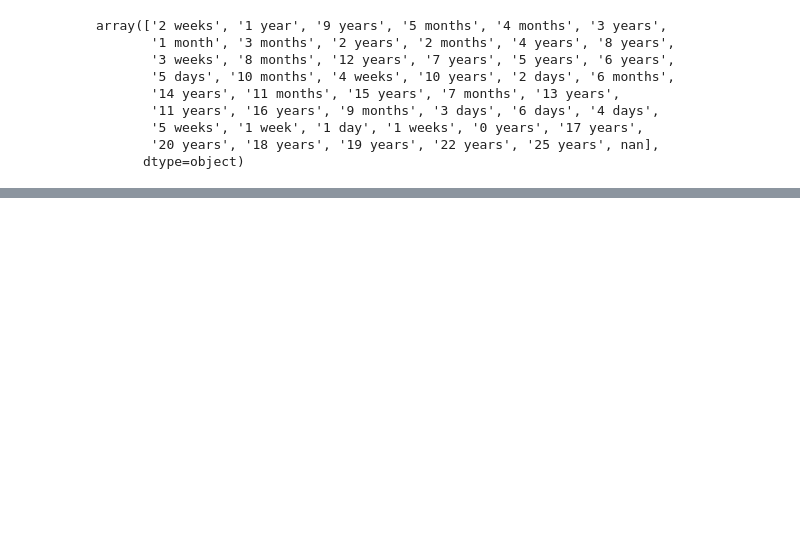
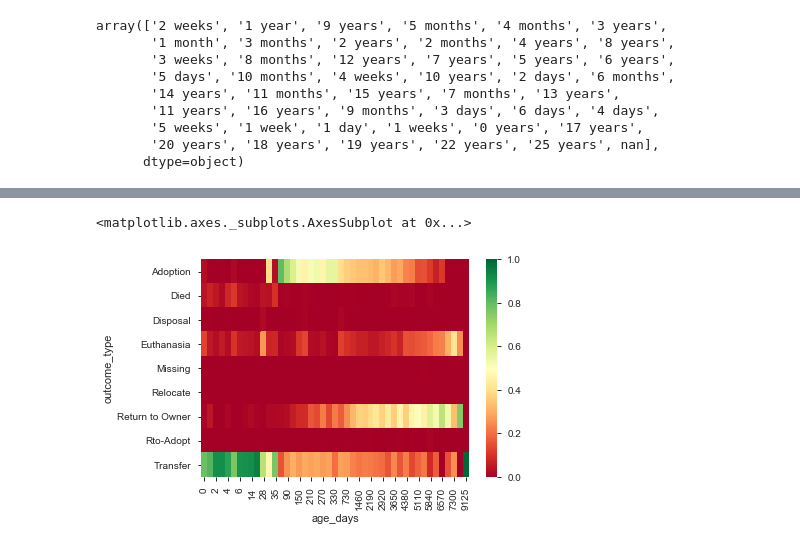
Before and after one commit to tadoran/netology_pyda, a Jupyter notebook: Дз 3.ipynb, the cells around one changed output, grey strips where cells are left out. Drawn from its saved outputs; the diff is of its cells as text; code cells hidden in the pictures; blank space fills up the shorter version.

```diff
--- a/Дз 3.ipynb
+++ b/Дз 3.ipynb
@@ -124,0 +210,7 @@ def age_to_days(age_str):
+# %%
+outcome_by_age = df.pivot_table(columns="outcome_type", index="age_days", values="animal_type",aggfunc="count",fill_value=0)
+outcome_by_age_percent = outcome_by_age.apply(lambda x: x / sum(x), axis=1)
+sns.heatmap(data=outcome_by_age_percent.T, cmap='RdYlGn')
+# %% [output]
+<matplotlib.axes._subplots.AxesSubplot at 0x...>
+[figure, added]
```
Also changed, not shown: parts of 94 cells of this notebook.
